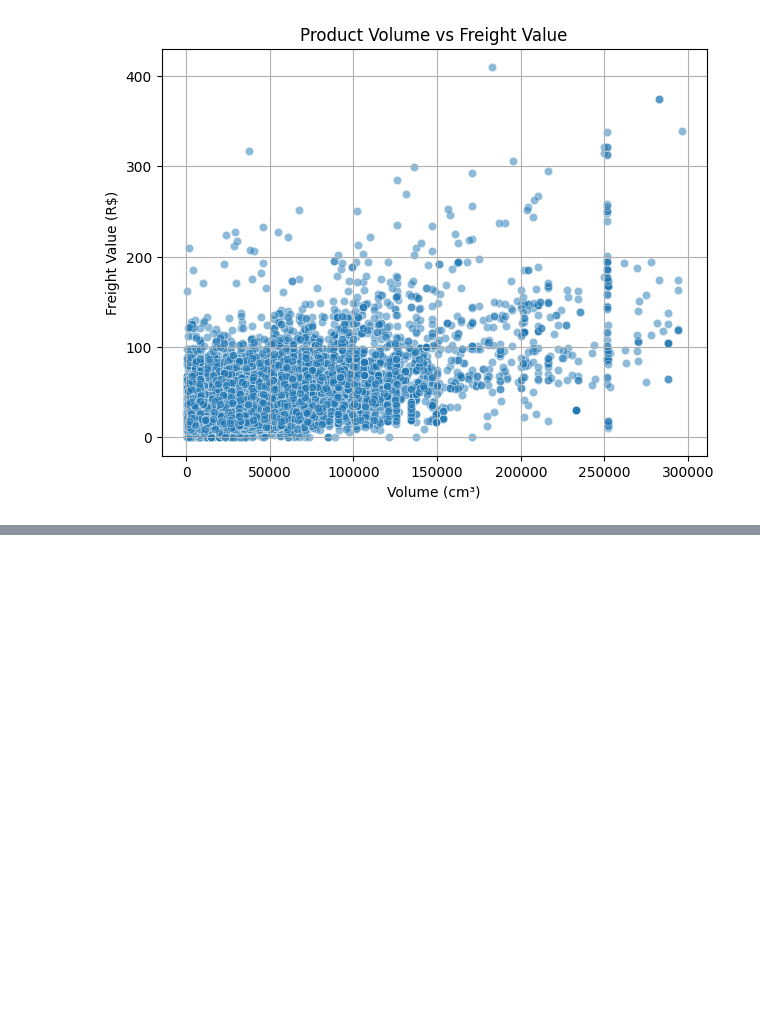
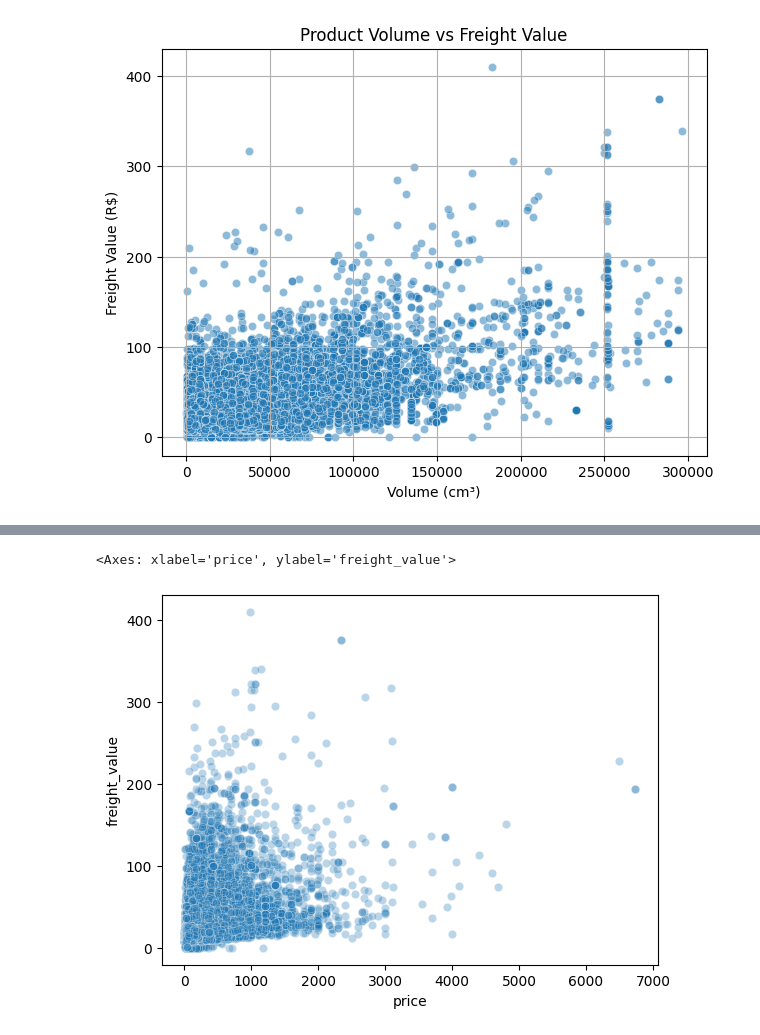
Before and after one commit to karthik132007/brazil_sales, a Jupyter notebook: plots.ipynb, the cells around one changed output, grey strips where cells are left out. Drawn from its saved outputs; the diff is of its cells as text; code cells hidden in the pictures; blank space fills up the shorter version.

```diff
--- a/plots.ipynb
+++ b/plots.ipynb
@@ -159,0 +176,5 @@ Text(0.5, 1.0, 'Product Volume vs Freight Value')
+# %%
+sns.scatterplot(data=df,x='price',y='freight_value',alpha=.3)
+# %% [output]
+<Axes: xlabel='price', ylabel='freight_value'>
+[figure, added]
```
Also changed, not shown: parts of 1 cell of this notebook.
